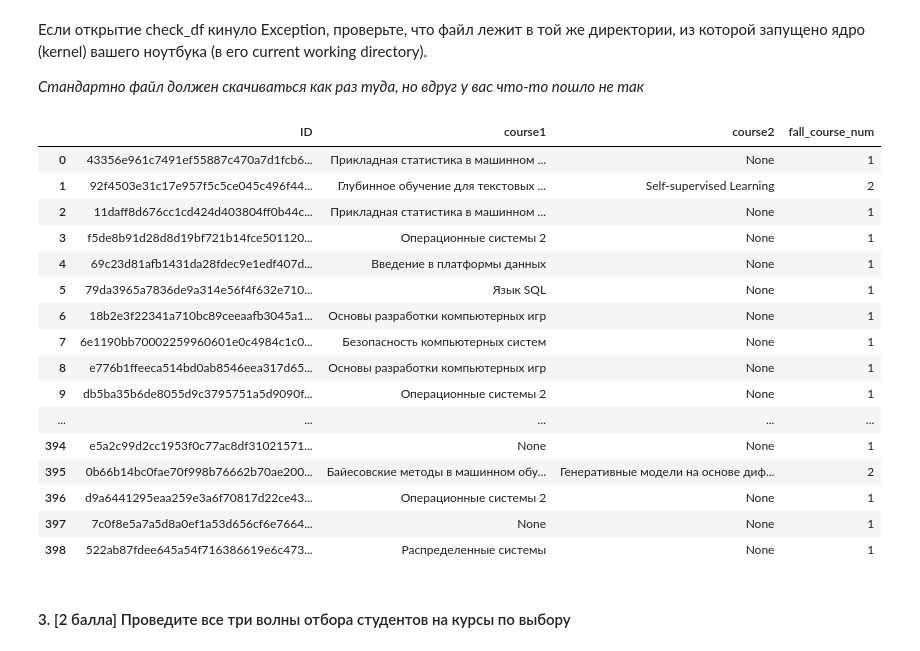
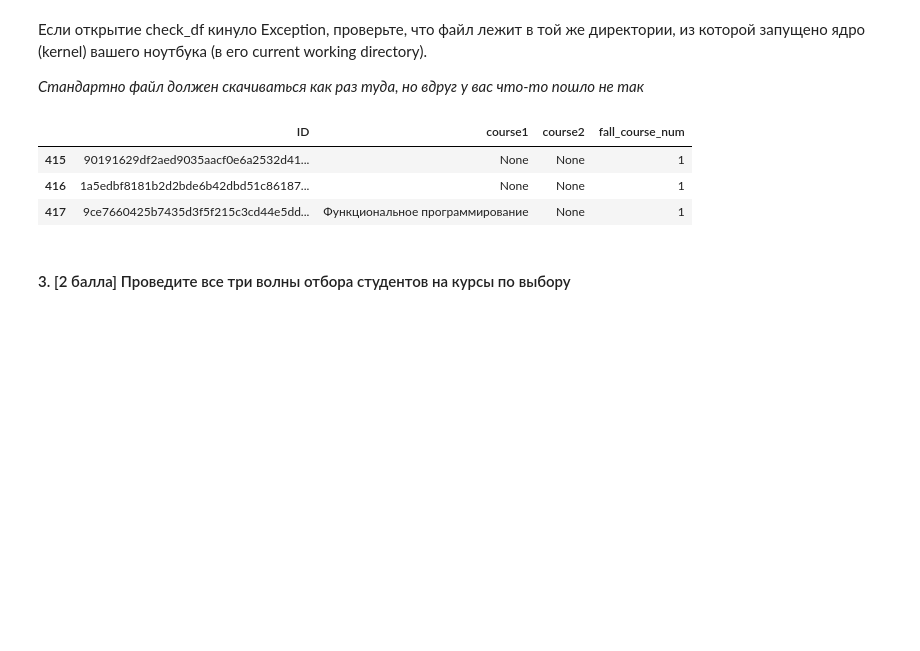
Before and after one commit to valleY-ku/pandas_ml, a Jupyter notebook: homework_practice_01_pandas_Кузменок.ipynb, the cells around one changed output. Cells and saved outputs as stored; diff of their text form; code cells hidden in the pictures; blank space fills up the shorter version.

```diff
--- a/homework_practice_01_pandas_Кузменок.ipynb
+++ b/homework_practice_01_pandas_Кузменок.ipynb
@@ -690,25 +662,12 @@ def itog_c1(result):
   return final
 # %%
 fall_res= itog_c1(result=fall1_result)
-fall_res
+fall_res.tail(3)
 # %% [output]
 |  | ID | course1 | course2 | fall_course_num |
-| 0 | 43356e961c7491ef55887c470a7d1fcb6... | Прикладная статистика в машинном ... | None | 1 |
-| 1 | 92f4503e31c17e957f5c5ce045c496f44... | Глубинное обучение для текстовых ... | Self-supervised Learning | 2 |
-| 2 | 11daff8d676cc1cd424d403804ff0b44c... | Прикладная статистика в машинном ... | None | 1 |
-| 3 | f5de8b91d28d8d19bf721b14fce501120... | Операционные системы 2 | None | 1 |
-| 4 | 69c23d81afb1431da28fdec9e1edf407d... | Введение в платформы данных | None | 1 |
-| 5 | 79da3965a7836de9a314e56f4f632e710... | Язык SQL | None | 1 |
-| 6 | 18b2e3f22341a710bc89ceeaafb3045a1... | Основы разработки компьютерных игр | None | 1 |
-| 7 | 6e1190bb70002259960601e0c4984c1c0... | Безопасность компьютерных систем | None | 1 |
-| 8 | e776b1ffeeca514bd0ab8546eea317d65... | Основы разработки компьютерных игр | None | 1 |
-| 9 | db5ba35b6de8055d9c3795751a5d9090f... | Операционные системы 2 | None | 1 |
-| ... | ... | ... | ... | ... |
-| 394 | e5a2c99d2cc1953f0c77ac8df31021571... | None | None | 1 |
-| 395 | 0b66b14bc0fae70f998b76662b70ae200... | Байесовские методы в машинном обу... | Генеративные модели на основе диф... | 2 |
-| 396 | d9a6441295eaa259e3a6f70817d22ce43... | Операционные системы 2 | None | 1 |
-| 397 | 7c0f8e5a7a5d8a0ef1a53d656cf6e7664... | None | None | 1 |
-| 398 | 522ab87fdee645a54f716386619e6c473... | Распределенные системы | None | 1 |
+| 415 | 90191629df2aed9035aacf0e6a2532d41... | None | None | 1 |
+| 416 | 1a5edbf8181b2d2bde6b42dbd51c86187... | None | None | 1 |
+| 417 | 9ce7660425b7435d3f5f215c3cd44e5dd... | Функциональное программирование | None | 1 |
 # %%
 from pandas.testing import assert_frame_equal
 from collections import Counter
```
Also changed, not shown: parts of 7 cells of this notebook.
